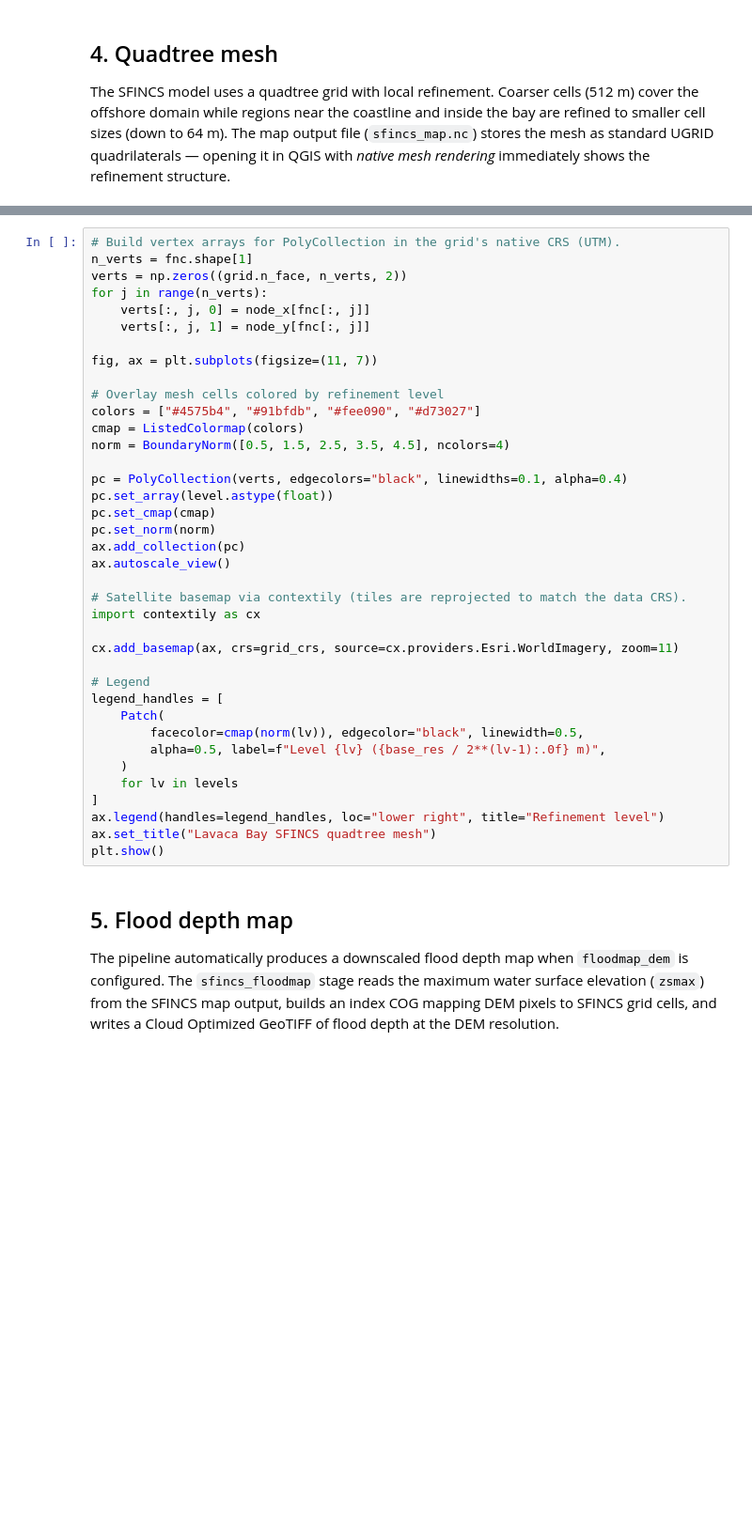
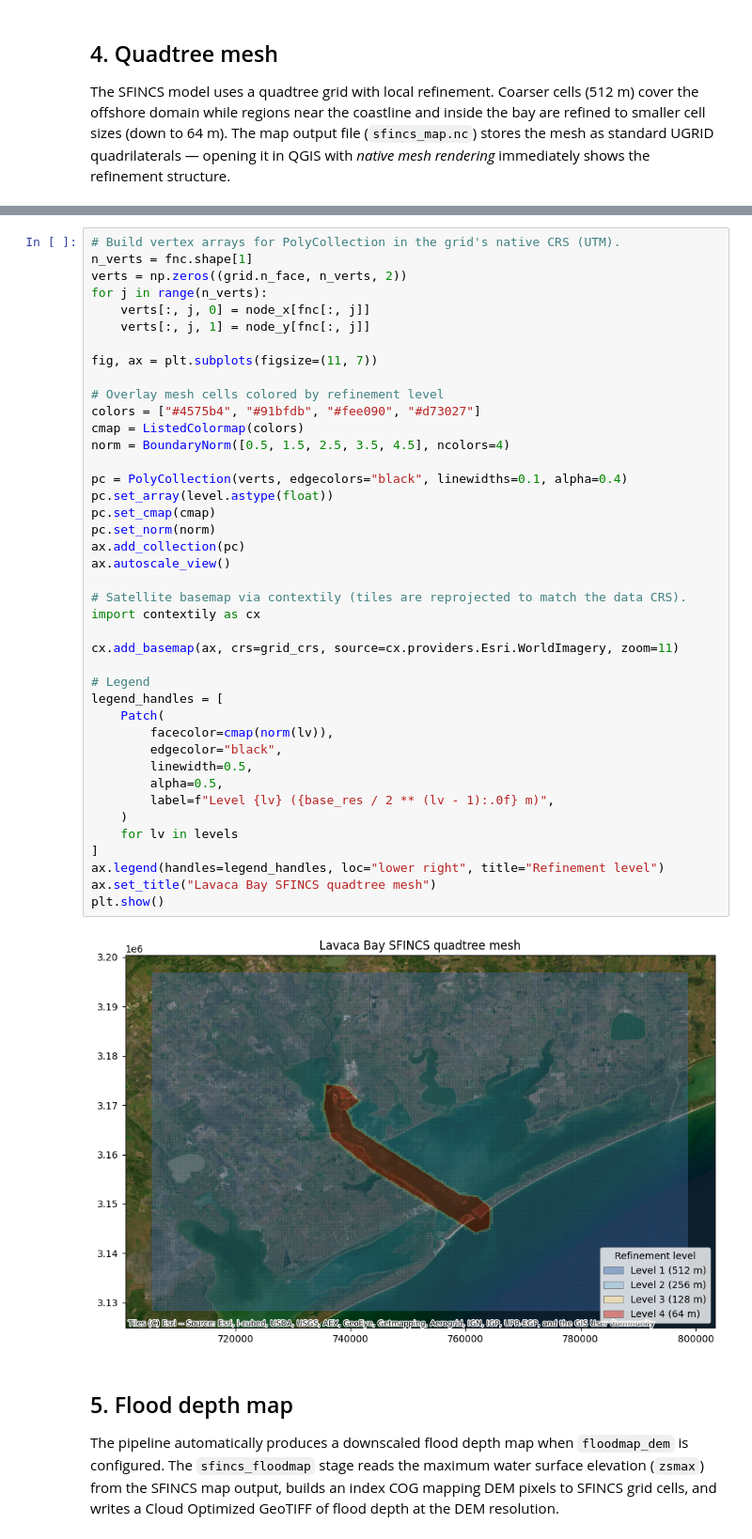
Before and after one commit to NGWPC/nwm-coastal, a Jupyter notebook: docs/examples/notebooks/lavaca_api.ipynb, the cells around one changed output, grey strips where cells are left out. Shown at 94% size. Saved outputs shown, nothing was run; the diff lists cells and outputs as text; blank space fills up the shorter version.

```diff
--- a/docs/examples/notebooks/lavaca_api.ipynb
+++ b/docs/examples/notebooks/lavaca_api.ipynb
@@ -222,35 +253,40 @@ for j in range(n_verts):
     verts[:, j, 1] = node_y[fnc[:, j]]
 
 fig, ax = plt.subplots(figsize=(11, 7))
 
 # Overlay mesh cells colored by refinement level
 colors = ["#4575b4", "#91bfdb", "#fee090", "#d73027"]
 cmap = ListedColormap(colors)
 norm = BoundaryNorm([0.5, 1.5, 2.5, 3.5, 4.5], ncolors=4)
 
 pc = PolyCollection(verts, edgecolors="black", linewidths=0.1, alpha=0.4)
 pc.set_array(level.astype(float))
 pc.set_cmap(cmap)
 pc.set_norm(norm)
 ax.add_collection(pc)
 ax.autoscale_view()
 
 # Satellite basemap via contextily (tiles are reprojected to match the data CRS).
 import contextily as cx
 
 cx.add_basemap(ax, crs=grid_crs, source=cx.providers.Esri.WorldImagery, zoom=11)
 
 # Legend
 legend_handles = [
     Patch(
-        facecolor=cmap(norm(lv)), edgecolor="black", linewidth=0.5,
-        alpha=0.5, label=f"Level {lv} ({base_res / 2**(lv-1):.0f} m)",
+        facecolor=cmap(norm(lv)),
+        edgecolor="black",
+        linewidth=0.5,
+        alpha=0.5,
+        label=f"Level {lv} ({base_res / 2 ** (lv - 1):.0f} m)",
     )
     for lv in levels
 ]
 ax.legend(handles=legend_handles, loc="lower right", title="Refinement level")
 ax.set_title("Lavaca Bay SFINCS quadtree mesh")
 plt.show()
+# %% [output]
+[figure, added]
 # %% [markdown]
 ## 5. Flood depth map
 
```
Also changed, not shown: parts of 7 cells of this notebook, 3 other files.
